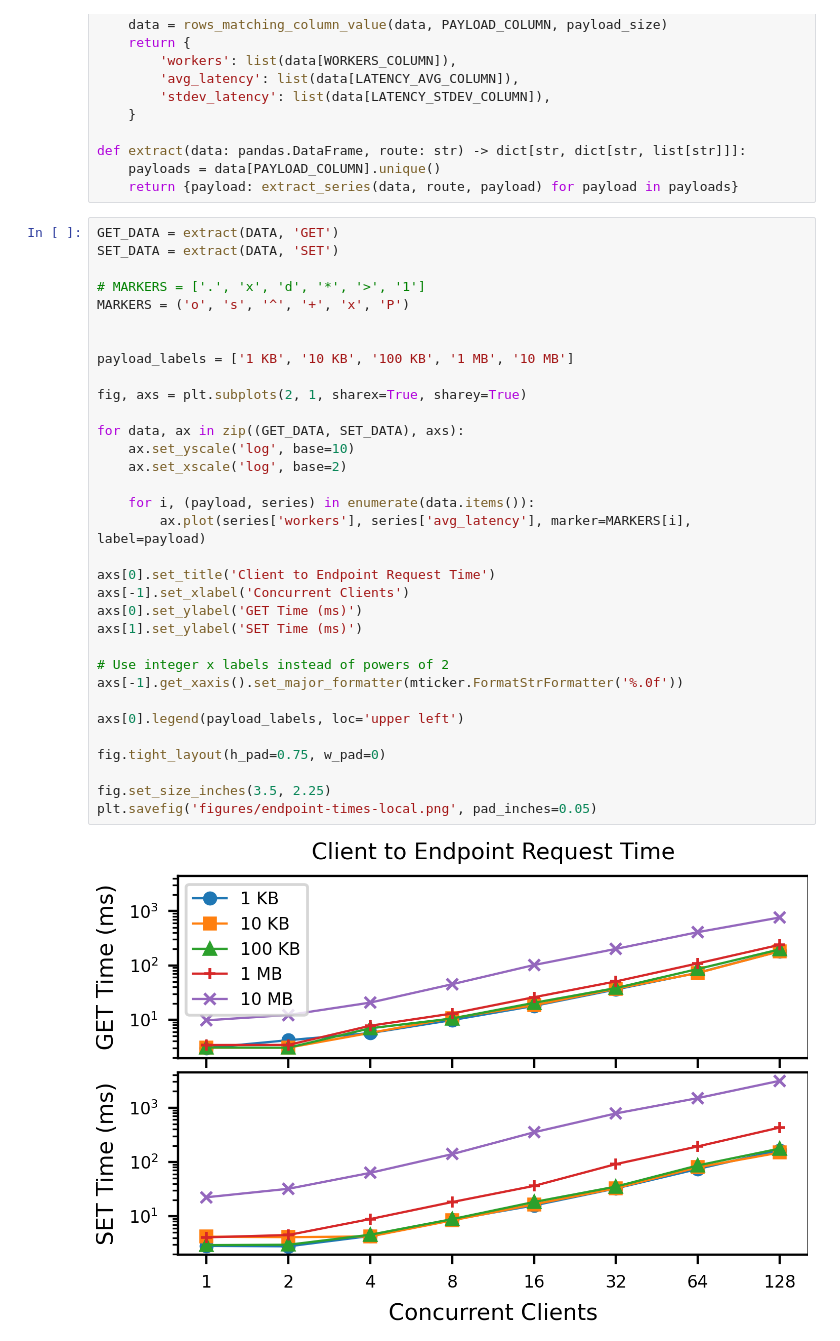
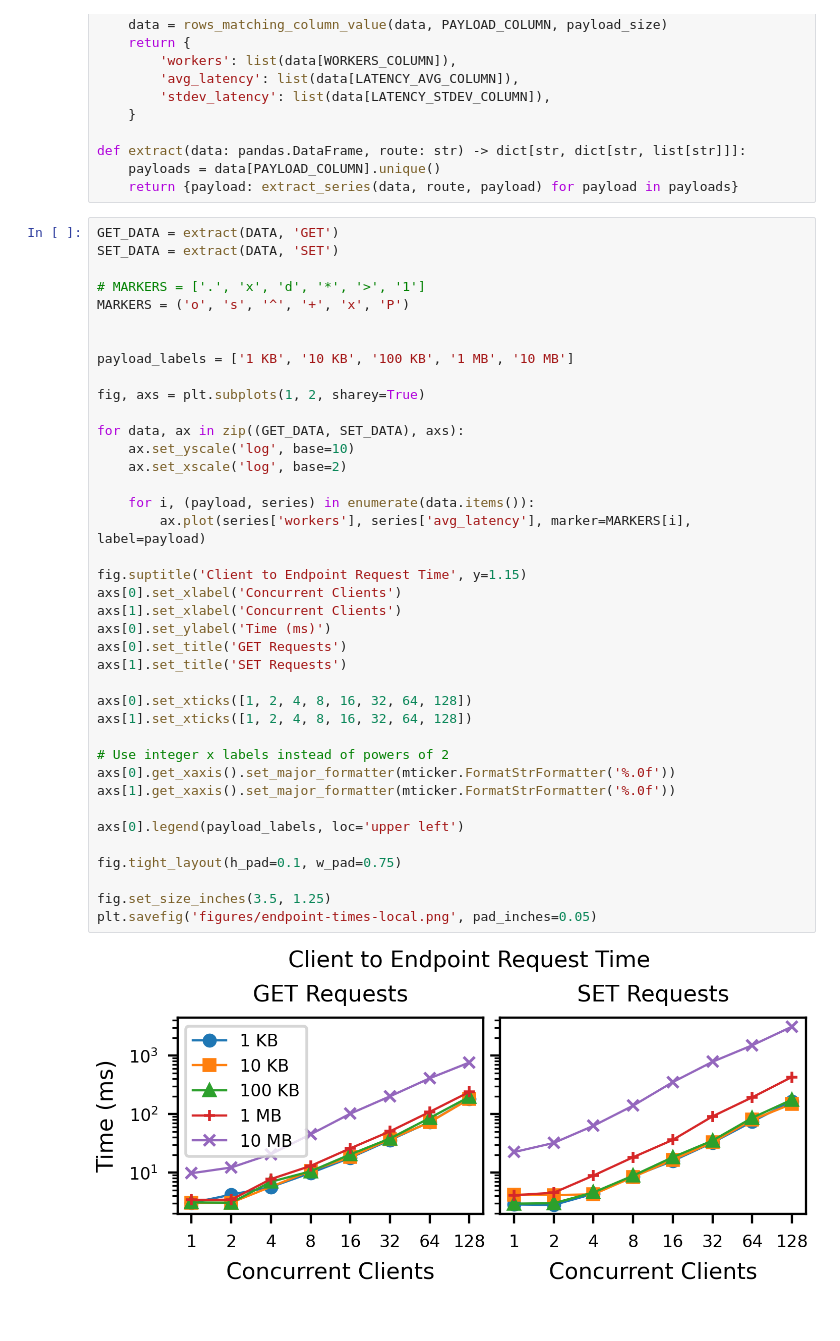
Before and after one commit to proxystore/sc23-evaluation, a Jupyter notebook: 1-endpoint-times-local.ipynb, the cells around one changed output. Drawn from its saved outputs; the diff is of its cells as text; blank space fills up the shorter version.

Commit message:
Final updates of paper plots

```diff
--- a/1-endpoint-times-local.ipynb
+++ b/1-endpoint-times-local.ipynb
@@ -92,35 +92,41 @@ def extract(data: pandas.DataFrame, route: str) -> dict[str, dict[str, list[str]
 # %%
 GET_DATA = extract(DATA, 'GET')
 SET_DATA = extract(DATA, 'SET')
 
 # MARKERS = ['.', 'x', 'd', '*', '>', '1']
 MARKERS = ('o', 's', '^', '+', 'x', 'P')
 
 
 payload_labels = ['1 KB', '10 KB', '100 KB', '1 MB', '10 MB']
 
-fig, axs = plt.subplots(2, 1, sharex=True, sharey=True)
+fig, axs = plt.subplots(1, 2, sharey=True)
 
 for data, ax in zip((GET_DATA, SET_DATA), axs):
     ax.set_yscale('log', base=10)
     ax.set_xscale('log', base=2)
 
     for i, (payload, series) in enumerate(data.items()):
         ax.plot(series['workers'], series['avg_latency'], marker=MARKERS[i], label=payload)
 
-axs[0].set_title('Client to Endpoint Request Time')
-axs[-1].set_xlabel('Concurrent Clients')
-axs[0].set_ylabel('GET Time (ms)')
-axs[1].set_ylabel('SET Time (ms)')
+fig.suptitle('Client to Endpoint Request Time', y=1.15)
+axs[0].set_xlabel('Concurrent Clients')
+axs[1].set_xlabel('Concurrent Clients')
+axs[0].set_ylabel('Time (ms)')
+axs[0].set_title('GET Requests')
+axs[1].set_title('SET Requests')
+
+axs[0].set_xticks([1, 2, 4, 8, 16, 32, 64, 128])
+axs[1].set_xticks([1, 2, 4, 8, 16, 32, 64, 128])
 
 # Use integer x labels instead of powers of 2
-axs[-1].get_xaxis().set_major_formatter(mticker.FormatStrFormatter('%.0f'))
+axs[0].get_xaxis().set_major_formatter(mticker.FormatStrFormatter('%.0f'))
+axs[1].get_xaxis().set_major_formatter(mticker.FormatStrFormatter('%.0f'))
 
 axs[0].legend(payload_labels, loc='upper left')
 
-fig.tight_layout(h_pad=0.75, w_pad=0)
+fig.tight_layout(h_pad=0.1, w_pad=0.75)
 
-fig.set_size_inches(3.5, 2.25)
+fig.set_size_inches(3.5, 1.25)
 plt.savefig('figures/endpoint-times-local.png', pad_inches=0.05)
 # %% [output]
-[figure, old version]
+[figure, new version]
```
Also changed, not shown: 9 other files.
